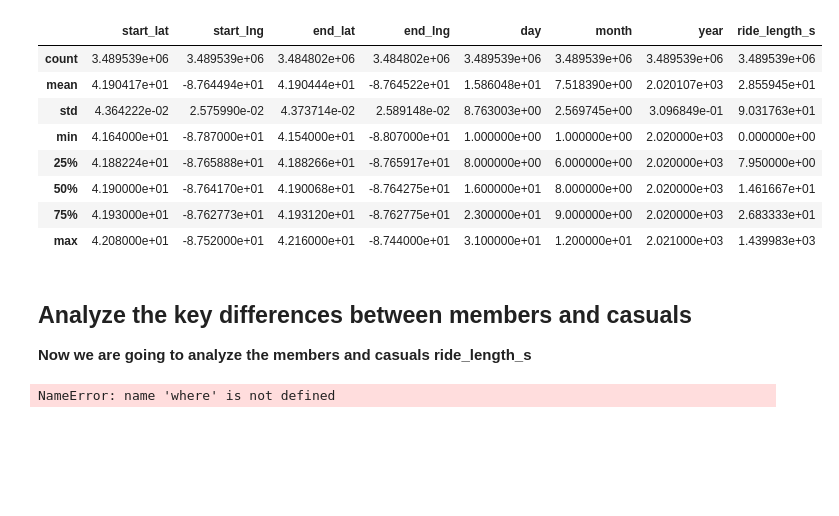
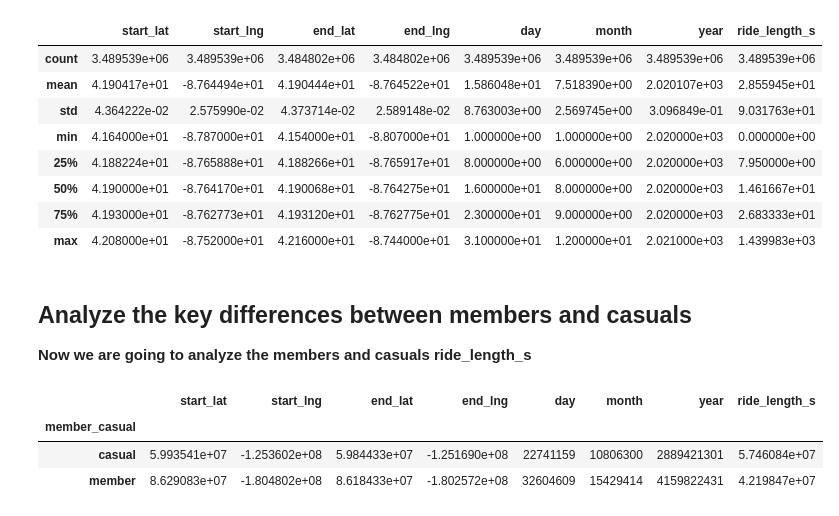
Before and after one commit to Ladislau2020/2021, a Jupyter notebook: fork-of-capstone-project-from-google.ipynb, the cells around one changed output. Drawn from its saved outputs; the diff is of its cells as text; code cells hidden in the pictures; blank space fills up the shorter version.

```diff
--- a/fork-of-capstone-project-from-google.ipynb
+++ b/fork-of-capstone-project-from-google.ipynb
@@ -688,8 +688,13 @@ tripdataV2.describe()
 ## Analyze the key differences between members and casuals
 
 **Now we are going to analyze the members and casuals ride_length_s**
-# %%
-tripdataV2["ride_length_s"].sum(where((tripdataV2["member_casual"] == "casual") &
-                         (tripdataV2["member_casual"] == "member")))
-# %% [output]
-NameError: name 'where' is not defined
+# %%
+
+
+
+tripdataV2.groupby("member_casual").sum()
+# %% [output]
+|  | start_lat | start_lng | end_lat | end_lng | day | month | year | ride_length_s |
+| member_casual |  |  |  |  |  |  |  |  |
+| casual | 5.993541e+07 | -1.253602e+08 | 5.984433e+07 | -1.251690e+08 | 22741159 | 10806300 | 2889421301 | 5.746084e+07 |
+| member | 8.629083e+07 | -1.804802e+08 | 8.618433e+07 | -1.802572e+08 | 32604609 | 15429414 | 4159822431 | 4.219847e+07 |
```
Also changed, not shown: parts of 6 cells of this notebook.
